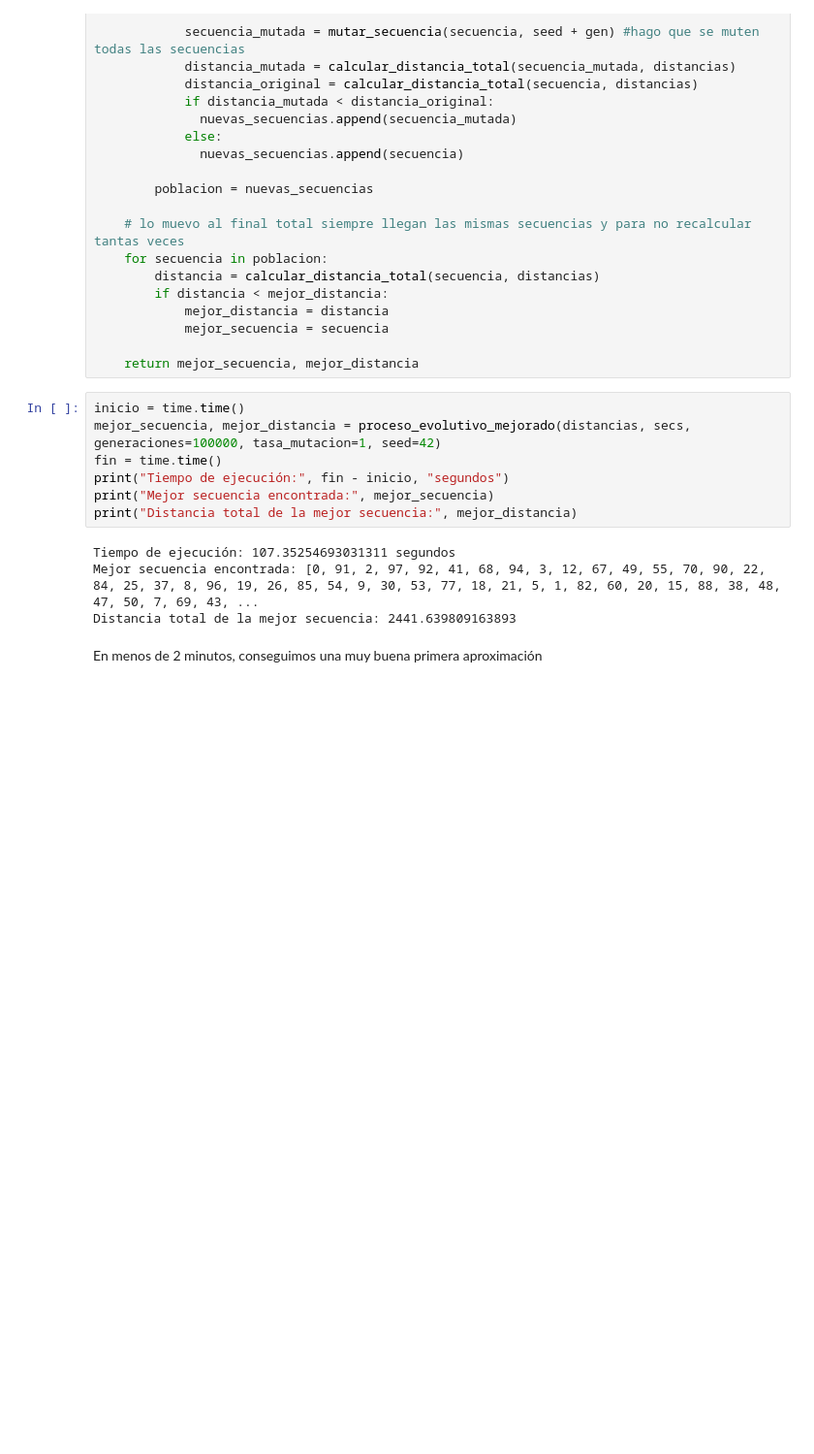
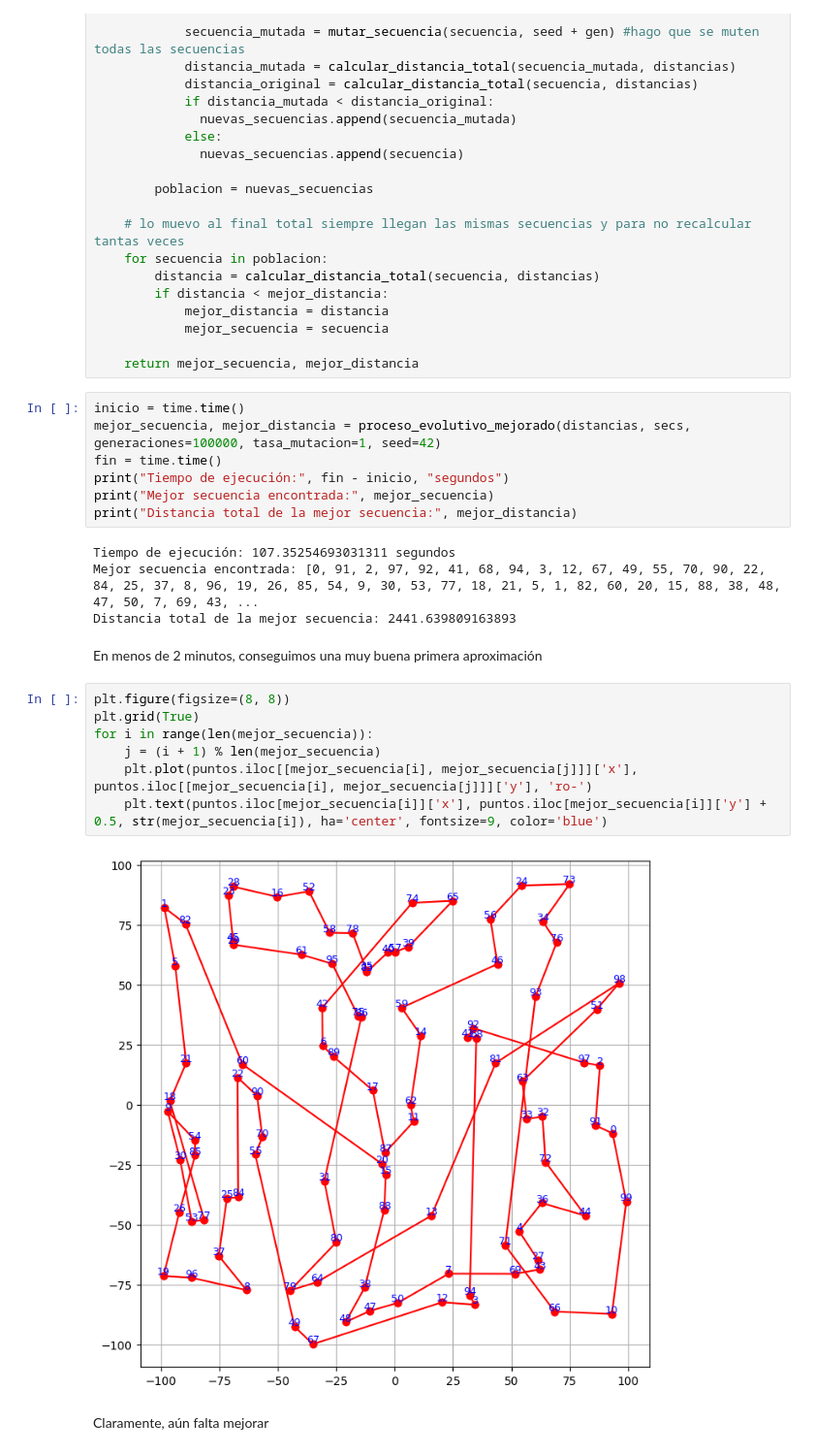
Before and after one commit to josekeh/InvestigacionOperativa, a Jupyter notebook: src/TSP-Genetic.ipynb, the cells around one changed output. Shown at 97% size. Saved outputs shown, nothing was run; the diff lists cells and outputs as text; blank space fills up the shorter version.

```diff
--- a/src/TSP-Genetic.ipynb
+++ b/src/TSP-Genetic.ipynb
@@ -361,3 +353,14 @@ Mejor secuencia encontrada: [0, 91, 2, 97, 92, 41, 68, 94, 3, 12, 67, 49, 55, 70
 Distancia total de la mejor secuencia: 2441.639809163893
 # %% [markdown]
 En menos de 2 minutos, conseguimos una muy buena primera aproximación
+# %%
+plt.figure(figsize=(8, 8))
+plt.grid(True)
+for i in range(len(mejor_secuencia)):
+    j = (i + 1) % len(mejor_secuencia)
+    plt.plot(puntos.iloc[[mejor_secuencia[i], mejor_secuencia[j]]]['x'], puntos.iloc[[mejor_secuencia[i], mejor_secuencia[j]]]['y'], 'ro-')
+    plt.text(puntos.iloc[mejor_secuencia[i]]['x'], puntos.iloc[mejor_secuencia[i]]['y'] + 0.5, str(mejor_secuencia[i]), ha='center', fontsize=9, color='blue')
+# %% [output]
+[figure, added]
+# %% [markdown]
+Claramente, aún falta mejorar
```
Also changed, not shown: parts of 1 cell of this notebook.
